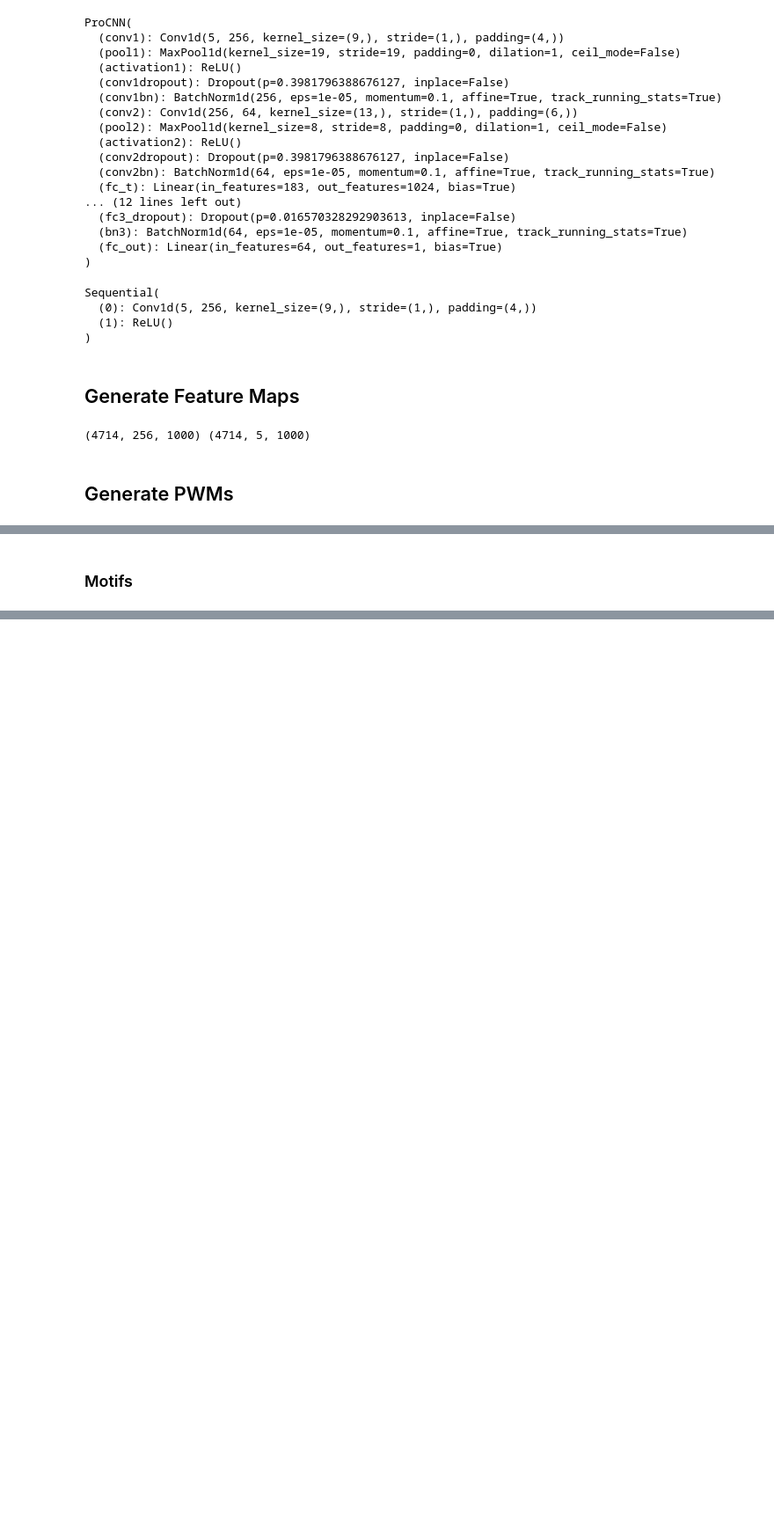
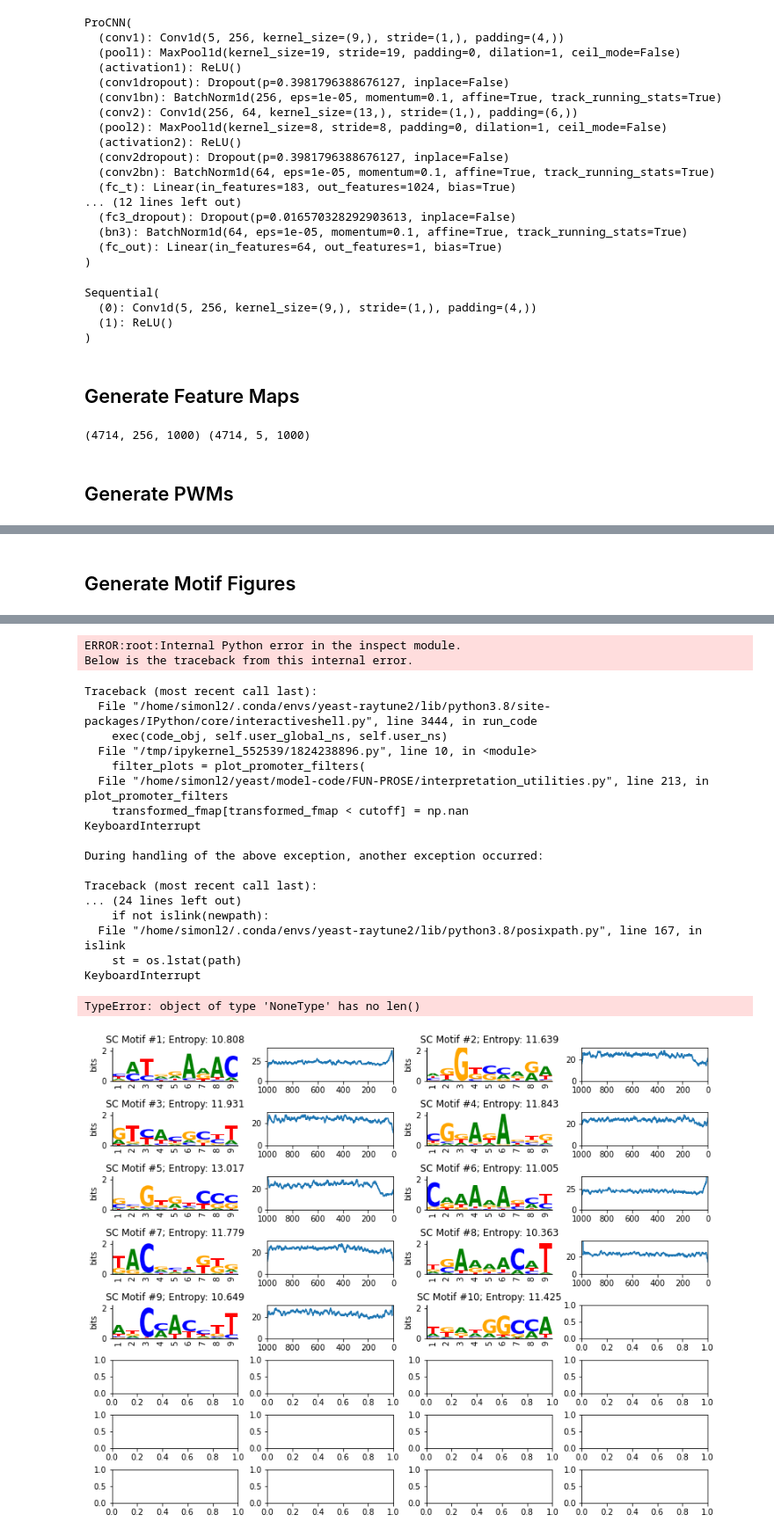
Before and after one commit to maslov-group/FUN-PROSE, a Jupyter notebook: Interpretation-IO.ipynb, the cells around one changed output, grey strips where cells are left out. Shown at 88% size. Drawn from its saved outputs; the diff is of its cells as text; code cells hidden in the pictures; blank space fills up the shorter version.

```diff
--- a/Interpretation-IO.ipynb
+++ b/Interpretation-IO.ipynb
@@ -91,15 +55,0 @@ class Vocab:
-# %%
-class PandasDataset(Dataset):
-
-    def __init__(self, pd_file):
-        self.data = pd.read_pickle(pd_file)
-
-    def __len__(self):
-        return len(self.data)
-
-    def __getitem__(self, idx):
-        return self.data.loc[idx].to_dict()
-
-    def select(self, field):
-        for i, datum in self.data.iterrows():
-            yield datum[field]
@@ -250,11 +56,11 @@ class ProCNN(torch.nn.Module):
 # %% [markdown]
 ## Load Data
 # %%
-dataset = PandasDataset('Data_pkl/io_file_av_filt05_filtcv3_Zlog_allUniqueGenes_final_1k.pkl')
+dataset = PandasDataset('/home/simonl2/yeast/Gene_Expression_Pred/Dec_Jan_Runs/Data_pkl/io_file_av_filt05_filtcv3_Zlog_allUniqueGenes_final_1k.pkl')
 loader = DataLoader(dataset, batch_size=64, num_workers=8, pin_memory=True, shuffle=False)
 # %%
 char_vocab = Vocab(['A', 'C', 'G', 'N', 'T'])
-tens = Tensorize(char_vocab, CONFIG["seq_length"])
+tens = Tensorize(char_vocab, CONFIG["seq_length"], cudaify)
 char_vocab.index_map
 char_vocab_inv_map = {v: k for k, v in char_vocab.index_map.items()}
 # %%
@@ -276,7 +82,7 @@ _, frequencies = extract_nucleotide_alphabet(dataset)
 # %% [markdown]
 ## Load Model
 # %%
-checkpoint_state = torch.load('io_elem1k_best_net/checkpoint.pt')
+checkpoint_state = torch.load('/home/simonl2/yeast/Gene_Expression_Pred/Dec_Jan_Runs/io_elem1k_best_net/checkpoint.pt')
 model = ProCNN(CONFIG, 1, char_vocab)
 model.load_state_dict(checkpoint_state["model_state_dict"])
 model.eval()
@@ -548,5 +138,3 @@ def plot_promoter_filters(filters, feature_maps, percentile_cutoff, selection=No
-# %% [markdown]
-### Motifs
 # %%
 window = 9
 c = 1
@@ -562,12 +150,14 @@ prefix = f"io-elem1-promoters-window{window}-top{top_k}"
 meme_string = get_MEME_string(promoter_pwms, frequencies, window)
 with open(f"{prefix}-filter_pwm.txt", "w") as f:
     f.write(meme_string)
+# %% [markdown]
+## Generate Motif Figures
 # %%
 NUM_PER_PAGE = 16
 
 from matplotlib.backends.backend_pdf import PdfPages
 
-with PdfPages(f"io-elem1-promoters-window{window}-top{top_k}-smoothed.pdf") as pdf:
+with PdfPages(f"io-elem1k-promoters-window{window}-top{top_k}-smoothed.pdf") as pdf:
     for page in range((len(promoter_pwms) + NUM_PER_PAGE - 1) // NUM_PER_PAGE):
         start = page * NUM_PER_PAGE
         end = min((page + 1) * NUM_PER_PAGE, len(promoter_pwms))
@@ -580,3 +170,4 @@ with PdfPages(f"io-elem1-promoters-window{window}-top{top_k}-smoothed.pdf") as p
             [promoter_entropies[i] for i in range(start, end)]
         )
         pdf.savefig(filter_plots)
+# %% [output]
@@ -582,0 +184,21 @@ with PdfPages(f"io-elem1-promoters-window{window}-top{top_k}-smoothed.pdf") as p
+ERROR:root:Internal Python error in the inspect module.
+Below is the traceback from this internal error.
+Traceback (most recent call last):
+  File "/home/simonl2/.conda/envs/yeast-raytune2/lib/python3.8/site-packages/IPython/core/interactiveshell.py", line 3444, in run_code
+    exec(code_obj, self.user_global_ns, self.user_ns)
+  File "/tmp/ipykernel_552539/1824238896.py", line 10, in <module>
+    filter_plots = plot_promoter_filters(
+  File "/home/simonl2/yeast/model-code/FUN-PROSE/interpretation_utilities.py", line 213, in plot_promoter_filters
+    transformed_fmap[transformed_fmap < cutoff] = np.nan
+KeyboardInterrupt
+
+During handling of the above exception, another exception occurred:
+
+Traceback (most recent call last):
+... (24 lines left out)
+    if not islink(newpath):
+  File "/home/simonl2/.conda/envs/yeast-raytune2/lib/python3.8/posixpath.py", line 167, in islink
+    st = os.lstat(path)
+KeyboardInterrupt
+TypeError: object of type 'NoneType' has no len()
+[figure, added]
```
Also changed, not shown: parts of 18 cells of this notebook, 5 other files.
